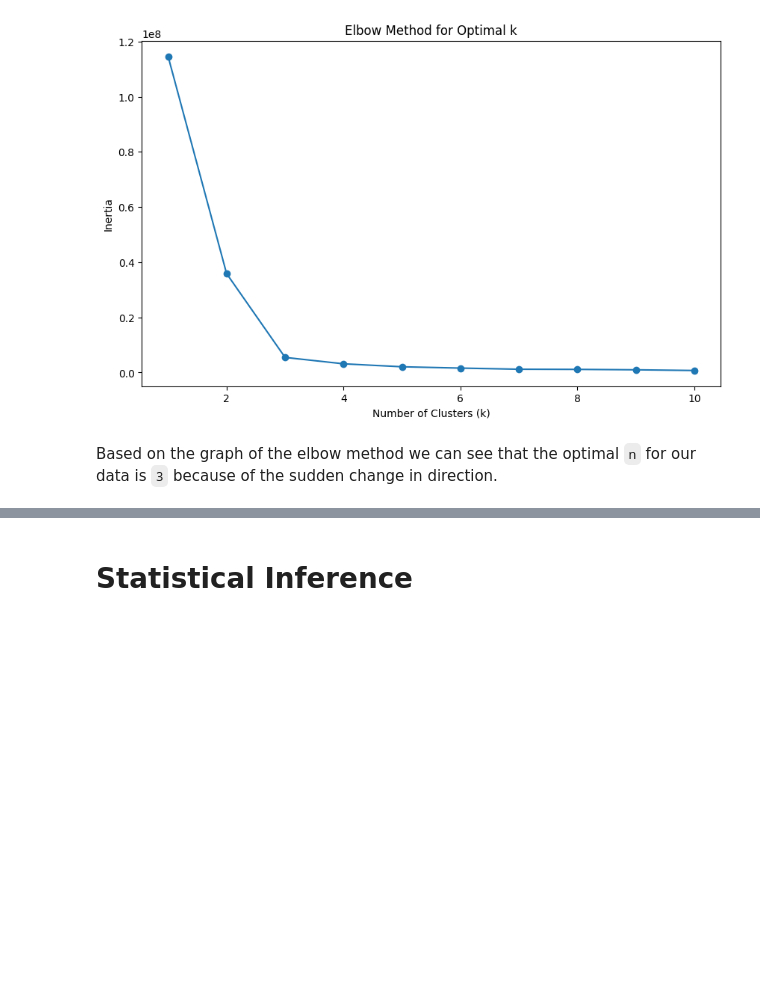
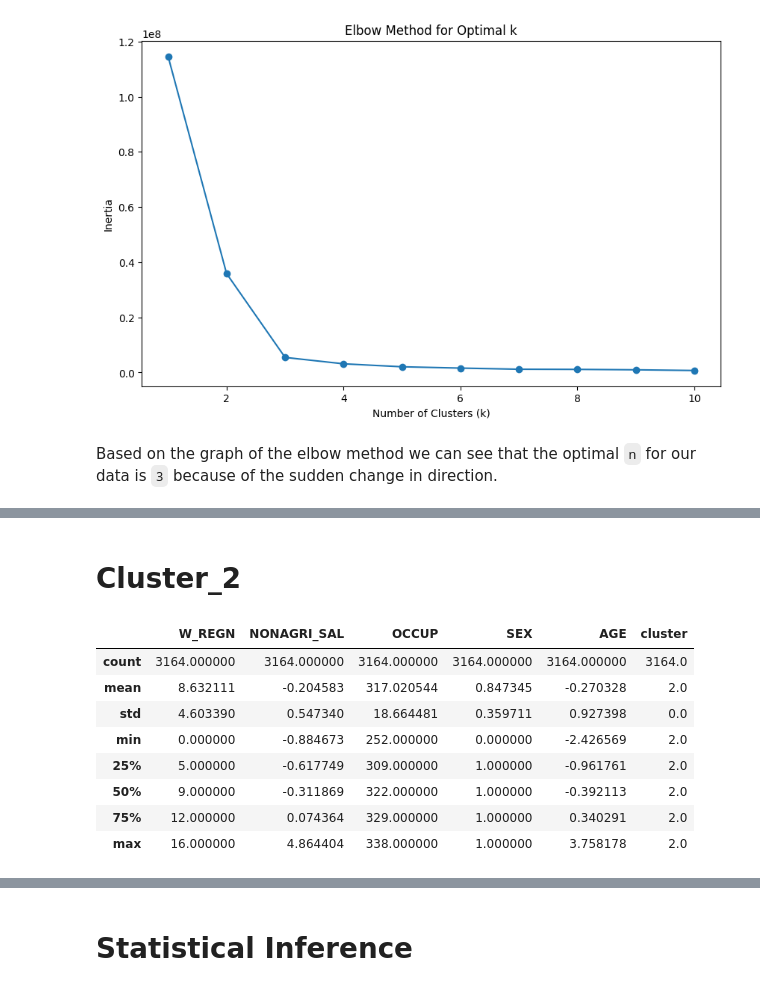
Before and after one commit to chiwasushuba/CSMODEL-Project, a Jupyter notebook: [Phase 2].ipynb, the cells around one changed output, grey strips where cells are left out. Cells and saved outputs as stored; diff of their text form; code cells hidden in the pictures; blank space fills up the shorter version.

```diff
--- a/[Phase 2].ipynb
+++ b/[Phase 2].ipynb
@@ -1240,0 +1371,14 @@ kmeans = KMeans(n, 0, 4, 50330, data_modelling_df)
+# %% [markdown]
+# Cluster_2
+# %%
+cluster_2.describe()
+# %% [output]
+|  | W_REGN | NONAGRI_SAL | OCCUP | SEX | AGE | cluster |
+| count | 3164.000000 | 3164.000000 | 3164.000000 | 3164.000000 | 3164.000000 | 3164.0 |
+| mean | 8.632111 | -0.204583 | 317.020544 | 0.847345 | -0.270328 | 2.0 |
+| std | 4.603390 | 0.547340 | 18.664481 | 0.359711 | 0.927398 | 0.0 |
+| min | 0.000000 | -0.884673 | 252.000000 | 0.000000 | -2.426569 | 2.0 |
+| 25% | 5.000000 | -0.617749 | 309.000000 | 1.000000 | -0.961761 | 2.0 |
+| 50% | 9.000000 | -0.311869 | 322.000000 | 1.000000 | -0.392113 | 2.0 |
+| 75% | 12.000000 | 0.074364 | 329.000000 | 1.000000 | 0.340291 | 2.0 |
+| max | 16.000000 | 4.864404 | 338.000000 | 1.000000 | 3.758178 | 2.0 |
```
Also changed, not shown: parts of 21 cells of this notebook.
